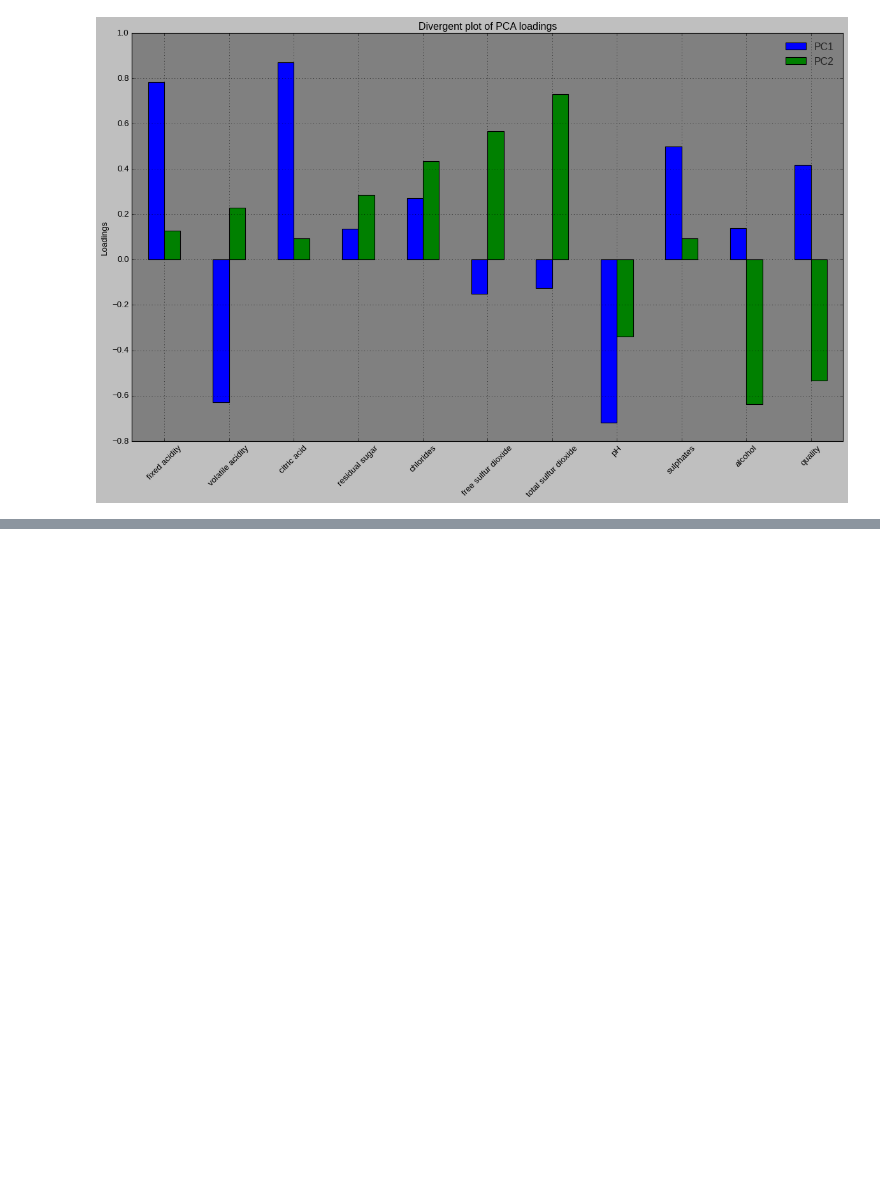
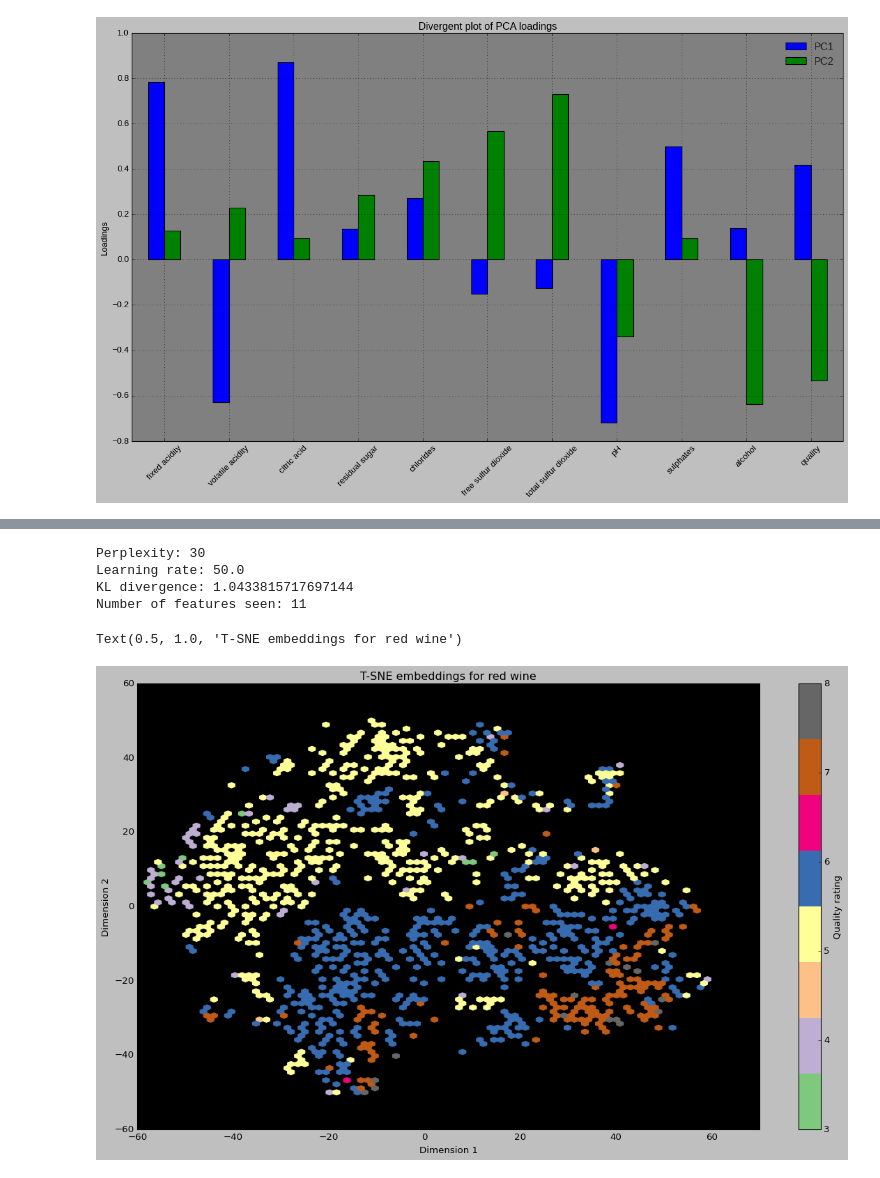
Before and after one commit to ASTRONOE/Common_Data_Analysis, a Jupyter notebook: Project1.ipynb, the cells around one changed output, grey strips where cells are left out. Drawn from its saved outputs; the diff is of its cells as text; code cells hidden in the pictures; blank space fills up the shorter version.

Commit message:
Just updated my analysis on red wine by comparing PCA with T-SNE

```diff
--- a/Project1.ipynb
+++ b/Project1.ipynb
@@ -439,3 +442,20 @@ plt.title("Divergent plot of PCA loadings")
 plt.show()
 # %% [output]
 [figure]
+# %%
+#copy , set index, and sort dataset
+df_wine_extract = df_wine.copy().set_index('index').sort_values('quality')
+
+#to prevent future possible errors
+df_wine_extract['quality'] = df_wine_extract['quality'].astype(float)
+# %%
+#Stabdardise
+df_wine_tsne = StandardScaler().fit_transform(df_wine_extract)
+
+# Perform t-SNE
+tsne = TSNE(n_components=2, perplexity=30, learning_rate='auto', random_state=42)
+wine_tsne = tsne.fit_transform(df_wine_tsne)
+pdist = pairwise_distances(wine_tsne)
+print(wine_tsne.shape)
+df_tsne = pd.DataFrame(data=wine_tsne, columns=["T-SNE 1", "T-SNE 2"])
+df_tsne.head()
@@ -441,0 +470,28 @@ plt.show()
+# %%
+# Print evaluation metrics
+print(f'Perplexity: {tsne.get_params()["perplexity"]}')
+print(f"Learning rate: {tsne.learning_rate_}")
+print(f'KL divergence: {tsne.kl_divergence_}')
+print(f"Number of features seen: {tsne.n_features_in_}")
+# %% [output]
+Perplexity: 30
+Learning rate: 50.0
+KL divergence: 1.0433815717697144
+Number of features seen: 11
+# %%
+#draw figure and subplot
+fig, ax = plt.subplots(figsize=(18, 10))
+plt.style.use('classic')
+ax.set_facecolor("black")
+
+plt.hexbin(df_tsne["T-SNE 1"], df_tsne["T-SNE 2"], C=df_wine_extract['quality'], gridsize=80, cmap='Accent')
+
+plt.xlim(-60, 70)
+plt.ylim(-60, 60)
+plt.xlabel("Dimension 1")
+plt.ylabel("Dimension 2")
+plt.colorbar(label="Quality rating")
+plt.title("T-SNE embeddings for red wine")
+# %% [output]
+Text(0.5, 1.0, 'T-SNE embeddings for red wine')
+[figure, added]
```
Also changed, not shown: parts of 16 cells of this notebook.
